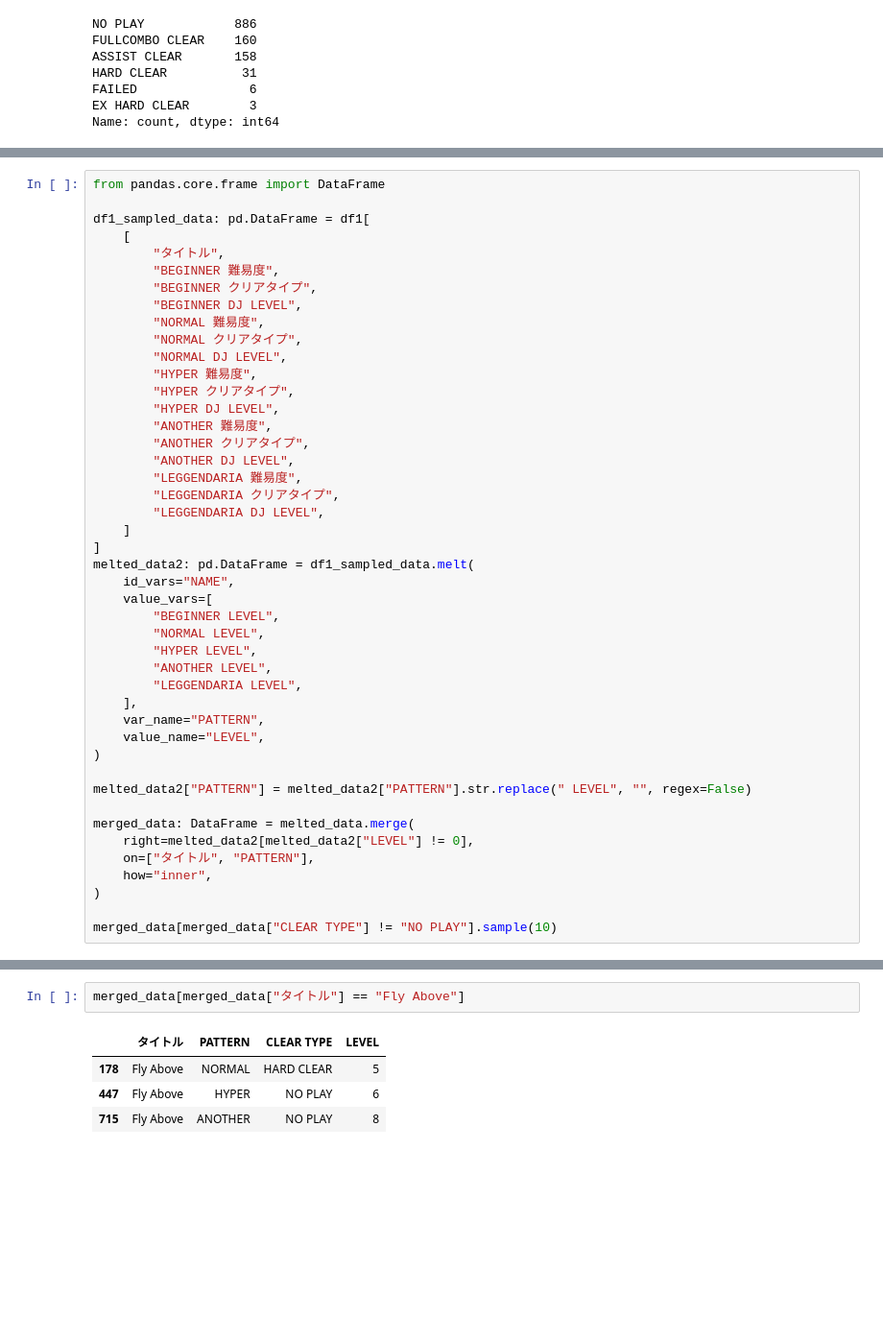
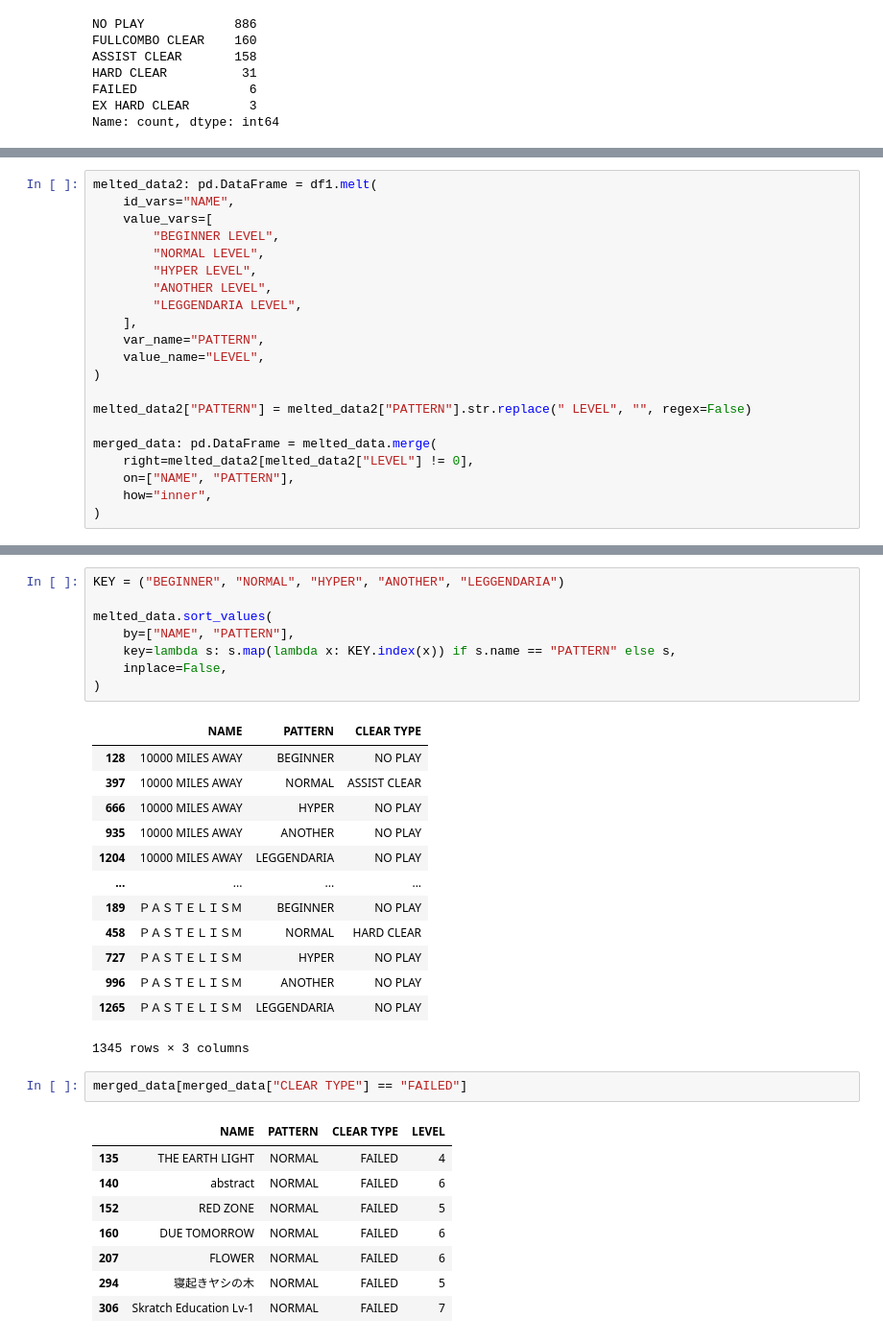
Before and after one commit to pji2918/py, a Jupyter notebook: iidxanalysis.ipynb, the cells around one changed output, grey strips where cells are left out. Shown at 96% size. Saved outputs shown, nothing was run; the diff lists cells and outputs as text; blank space fills up the shorter version.

```diff
--- a/iidxanalysis.ipynb
+++ b/iidxanalysis.ipynb
@@ -204,27 +174,5 @@ melted_data.sort_values(
 # %%
-from pandas.core.frame import DataFrame
-
-df1_sampled_data: pd.DataFrame = df1[
-    [
-        "タイトル",
-        "BEGINNER 難易度",
-        "BEGINNER クリアタイプ",
-        "BEGINNER DJ LEVEL",
-        "NORMAL 難易度",
-        "NORMAL クリアタイプ",
-        "NORMAL DJ LEVEL",
-        "HYPER 難易度",
-        "HYPER クリアタイプ",
-        "HYPER DJ LEVEL",
-        "ANOTHER 難易度",
-        "ANOTHER クリアタイプ",
-        "ANOTHER DJ LEVEL",
-        "LEGGENDARIA 難易度",
-        "LEGGENDARIA クリアタイプ",
-        "LEGGENDARIA DJ LEVEL",
-    ]
-]
-melted_data2: pd.DataFrame = df1_sampled_data.melt(
+melted_data2: pd.DataFrame = df1.melt(
     id_vars="NAME",
     value_vars=[
         "BEGINNER LEVEL",
@@ -239,10 +187,8 @@ melted_data2: pd.DataFrame = df1_sampled_data.melt(
 
 melted_data2["PATTERN"] = melted_data2["PATTERN"].str.replace(" LEVEL", "", regex=False)
 
-merged_data: DataFrame = melted_data.merge(
+merged_data: pd.DataFrame = melted_data.merge(
     right=melted_data2[melted_data2["LEVEL"] != 0],
-    on=["タイトル", "PATTERN"],
+    on=["NAME", "PATTERN"],
     how="inner",
 )
-
-merged_data[merged_data["CLEAR TYPE"] != "NO PLAY"].sample(10)
@@ -261,7 +197,33 @@ merged_data[merged_data["CLEAR TYPE"] != "NO PLAY"].sample(10)
+# %%
+KEY = ("BEGINNER", "NORMAL", "HYPER", "ANOTHER", "LEGGENDARIA")
+
+melted_data.sort_values(
+    by=["NAME", "PATTERN"],
+    key=lambda s: s.map(lambda x: KEY.index(x)) if s.name == "PATTERN" else s,
+    inplace=False,
+)
+# %% [output]
+|  | NAME | PATTERN | CLEAR TYPE |
+| 128 | 10000 MILES AWAY | BEGINNER | NO PLAY |
+| 397 | 10000 MILES AWAY | NORMAL | ASSIST CLEAR |
+| 666 | 10000 MILES AWAY | HYPER | NO PLAY |
+| 935 | 10000 MILES AWAY | ANOTHER | NO PLAY |
+| 1204 | 10000 MILES AWAY | LEGGENDARIA | NO PLAY |
+| ... | ... | ... | ... |
+| 189 | ＰＡＳＴＥＬＩＳＭ | BEGINNER | NO PLAY |
+| 458 | ＰＡＳＴＥＬＩＳＭ | NORMAL | HARD CLEAR |
+| 727 | ＰＡＳＴＥＬＩＳＭ | HYPER | NO PLAY |
+| 996 | ＰＡＳＴＥＬＩＳＭ | ANOTHER | NO PLAY |
+| 1265 | ＰＡＳＴＥＬＩＳＭ | LEGGENDARIA | NO PLAY |
+1345 rows × 3 columns
 # %%
-merged_data[merged_data["タイトル"] == "Fly Above"]
+merged_data[merged_data["CLEAR TYPE"] == "FAILED"]
 # %% [output]
-|  | タイトル | PATTERN | CLEAR TYPE | LEVEL |
-| 178 | Fly Above | NORMAL | HARD CLEAR | 5 |
-| 447 | Fly Above | HYPER | NO PLAY | 6 |
-| 715 | Fly Above | ANOTHER | NO PLAY | 8 |
+|  | NAME | PATTERN | CLEAR TYPE | LEVEL |
+| 135 | THE EARTH LIGHT | NORMAL | FAILED | 4 |
+| 140 | abstract | NORMAL | FAILED | 6 |
+| 152 | RED ZONE | NORMAL | FAILED | 5 |
+| 160 | DUE TOMORROW | NORMAL | FAILED | 6 |
+| 207 | FLOWER | NORMAL | FAILED | 6 |
+| 294 | 寝起きヤシの木 | NORMAL | FAILED | 5 |
+| 306 | Skratch Education Lv-1 | NORMAL | FAILED | 7 |
```
Also changed, not shown: parts of 11 cells of this notebook.
